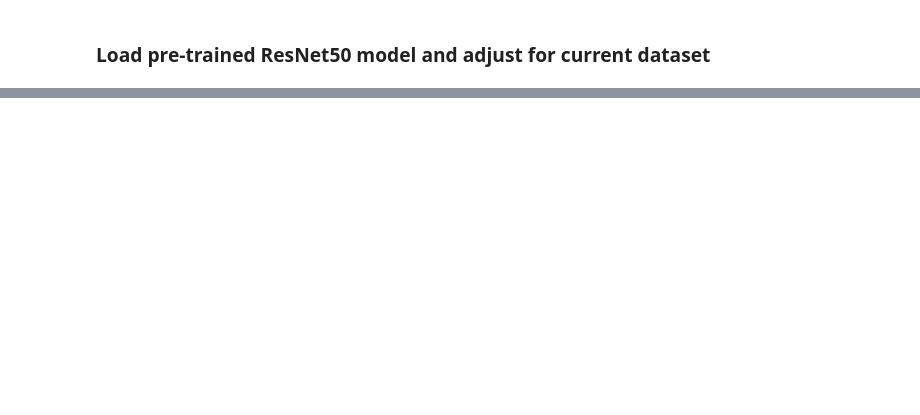
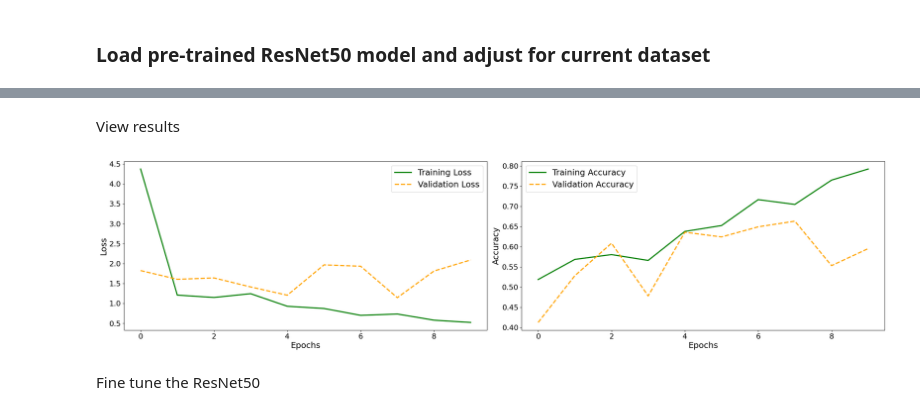
Before and after one commit to BradleyEdelman/Alzheimers-MRI-Classification, a Jupyter notebook: Databricks/Alzheimers MRI classification - ResNet50 Transfer learning.ipynb, the cells around one changed output, grey strips where cells are left out. Drawn from its saved outputs; the diff is of its cells as text; code cells hidden in the pictures; blank space fills up the shorter version.

Commit message:
training resnet50 and starting fine tuning

```diff
--- a/Databricks/Alzheimers MRI classification - ResNet50 Transfer learning.ipynb
+++ b/Databricks/Alzheimers MRI classification - ResNet50 Transfer learning.ipynb
@@ -249,0 +282,17 @@ history = model.fit(
+# %%
+model = models.Model(inputs=input_layer, outputs=x)
+std_learning_rate = 1e-4
+model.compile(optimizer = keras.optimizers.Adam(learning_rate = std_learning_rate),
+              loss = 'categorical_crossentropy',
+              metrics = ['accuracy']
+)
+
+# Convert labels to categorical
+train_labels_cat = to_categorical(train_lab_idx.astype('int8'), num_classes=4)
+test_labels_cat = to_categorical(test_lab_idx.astype('int8'), num_classes=4)
+
+# Train the model
+history = model.fit(
+    train_data, train_labels_cat, epochs=10,
+    validation_data=(test_data, test_labels_cat)
+)
@@ -249,0 +306,27 @@ history = model.fit(
+# %% [markdown]
+View results
+# %%
+fig, (ax1, ax2) = plt.subplots(1, 2, figsize=(24, 6))
+
+# Plot training and validation loss
+ax1.set_xlabel('Epochs', fontsize=18)
+ax1.set_ylabel('Loss', fontsize=18)
+ax1.plot(history.history['loss'], color='green', label='Training Loss', linewidth=2.5)
+ax1.plot(history.history['val_loss'], color='orange', linestyle='--', label='Validation Loss', linewidth=2.5)
+ax1.legend(loc='upper right', fontsize=18)
+ax1.tick_params(axis='both', which='major', labelsize=16)
+
+# Plot training and validation accuracy
+ax2.set_xlabel('Epochs', fontsize=18)
+ax2.set_ylabel('Accuracy', fontsize=18)
+ax2.plot(history.history['accuracy'], color='green', label='Training Accuracy', linewidth=2.5)
+ax2.plot(history.history['val_accuracy'], color='orange', linestyle='--', label='Validation Accuracy', linewidth=2.5)
+ax2.legend(loc='upper left', fontsize=18)
+ax2.tick_params(axis='both', which='major', labelsize=16)
+
+fig.tight_layout()
+plt.show()
+# %% [output]
+[figure, added]
+# %% [markdown]
+Fine tune the ResNet50
```
Also changed, not shown: parts of 17 cells of this notebook.
